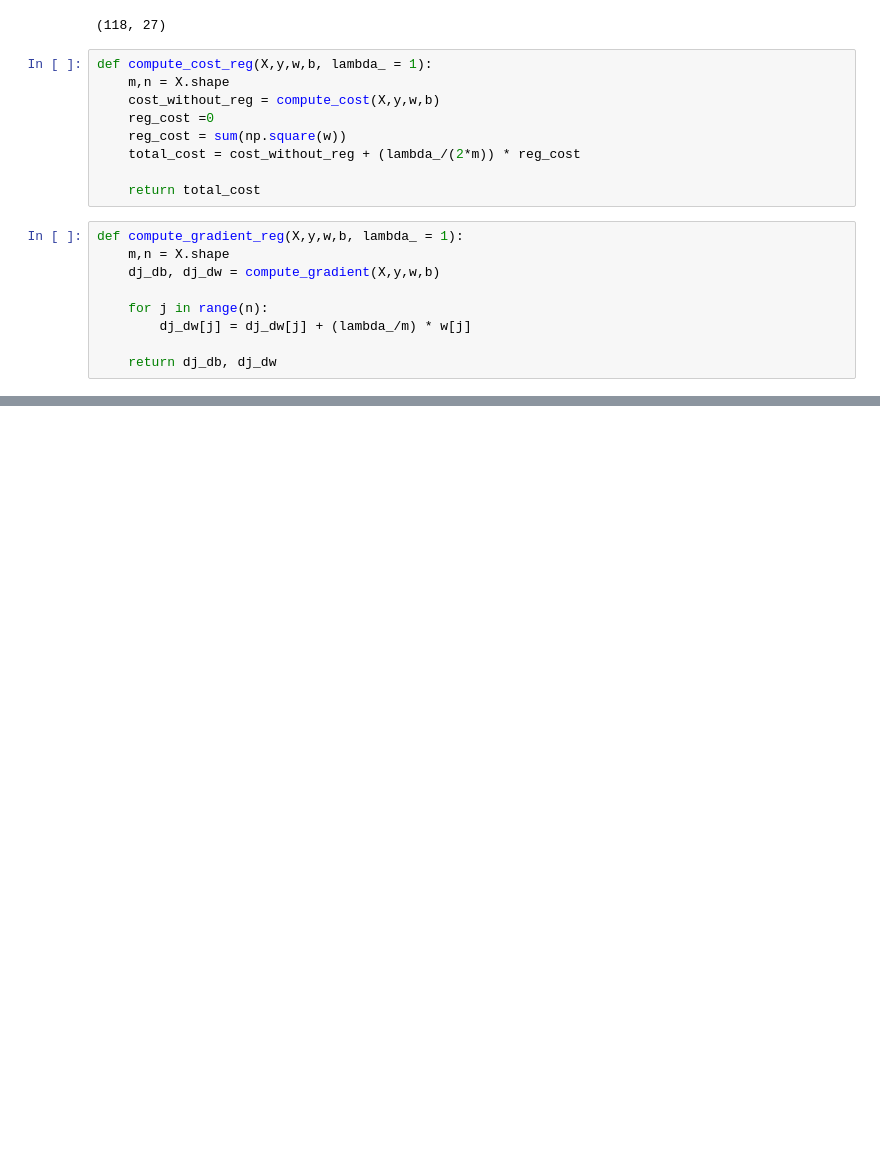
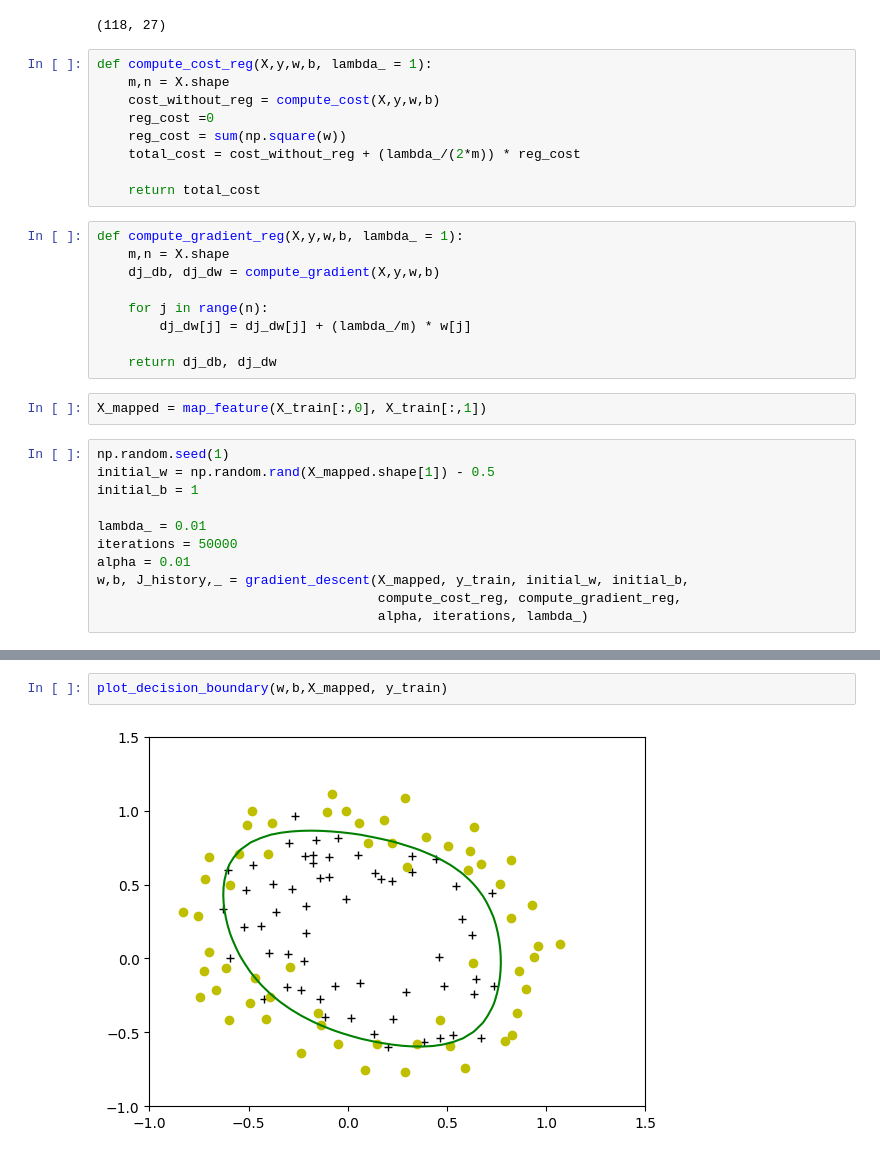
Before and after one commit to harsh194/machine_learning, a Jupyter notebook: Logistic_Regression.ipynb, the cells around one changed output, grey strips where cells are left out. Cells and saved outputs as stored; diff of their text form; blank space fills up the shorter version.

```diff
--- a/Logistic_Regression.ipynb
+++ b/Logistic_Regression.ipynb
@@ -220,3 +220,16 @@ def compute_gradient_reg(X,y,w,b, lambda_ = 1):
         dj_dw[j] = dj_dw[j] + (lambda_/m) * w[j]
 
     return dj_db, dj_dw
+# %%
+X_mapped = map_feature(X_train[:,0], X_train[:,1])
+# %%
+np.random.seed(1)
+initial_w = np.random.rand(X_mapped.shape[1]) - 0.5
+initial_b = 1
+
+lambda_ = 0.01
+iterations = 50000
+alpha = 0.01
+w,b, J_history,_ = gradient_descent(X_mapped, y_train, initial_w, initial_b,
+                                    compute_cost_reg, compute_gradient_reg,
+                                    alpha, iterations, lambda_)
@@ -222,0 +254,4 @@ def compute_gradient_reg(X,y,w,b, lambda_ = 1):
+# %%
+plot_decision_boundary(w,b,X_mapped, y_train)
+# %% [output]
+[figure, added]
```
Also changed, not shown: parts of 1 cell of this notebook.
